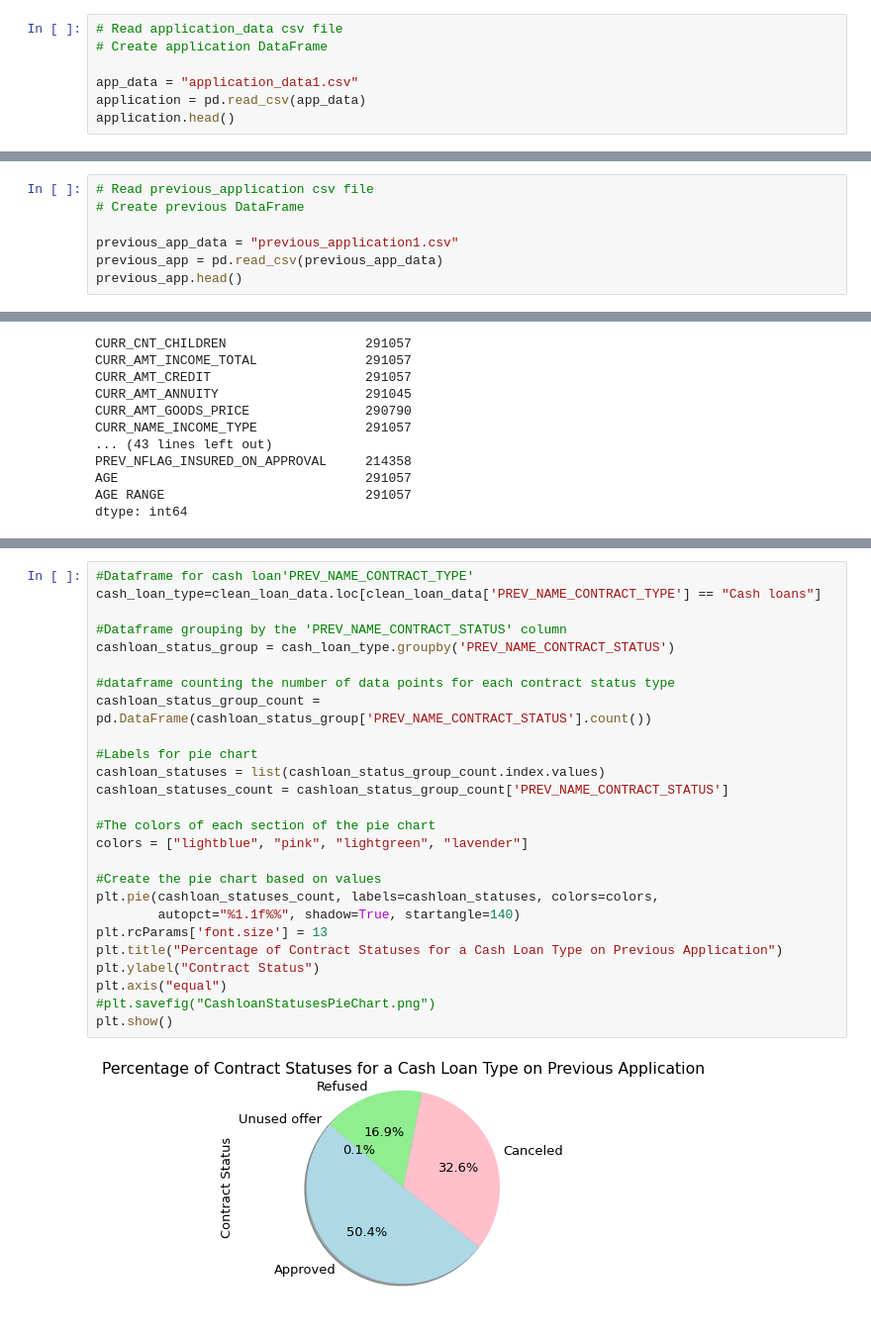
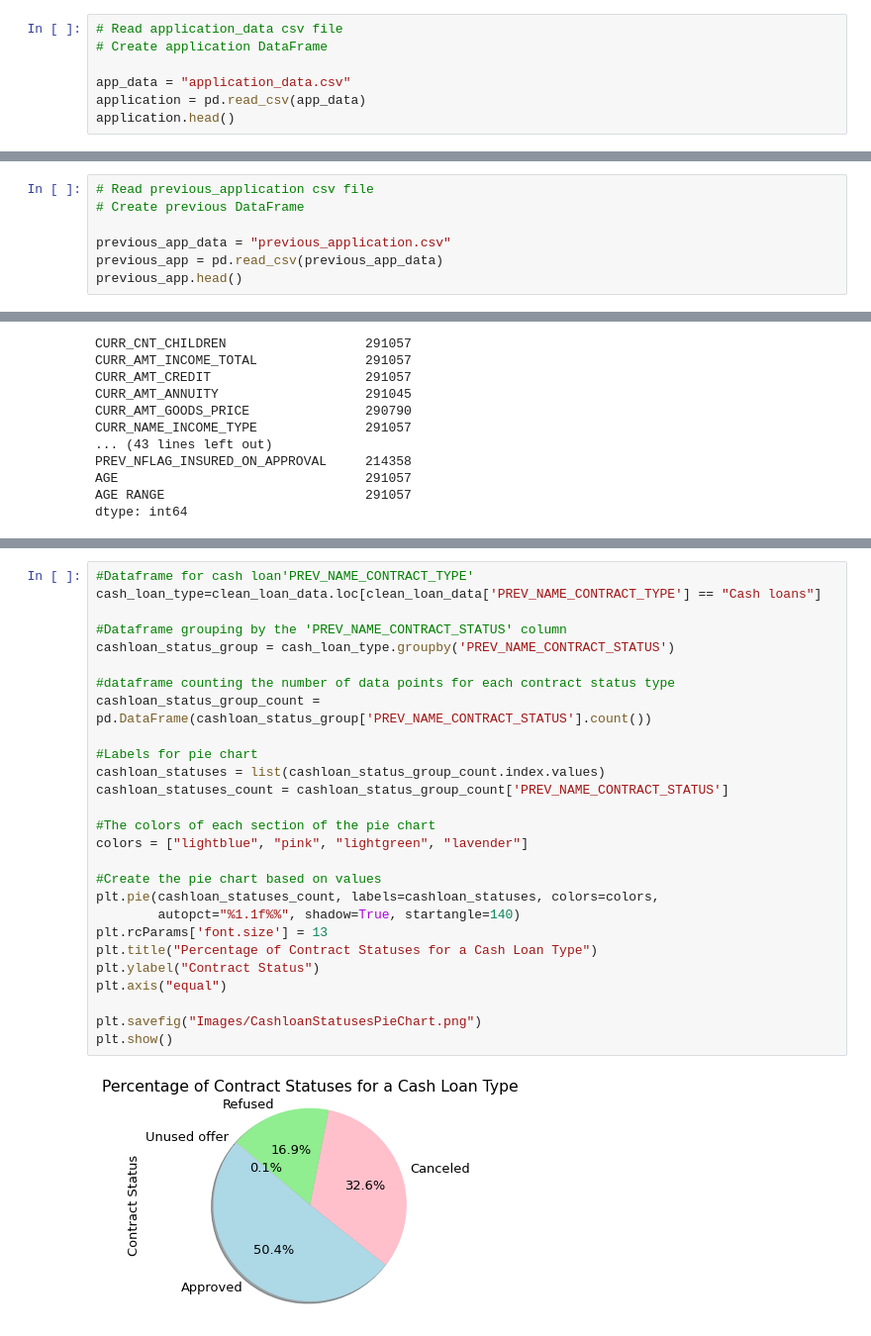
Before and after one commit to Shanaida/datascience_project1, a Jupyter notebook: project_one.ipynb, the cells around one changed output, grey strips where cells are left out. Shown at 99% size. Saved outputs shown, nothing was run; the diff lists cells and outputs as text.

```diff
--- a/project_one.ipynb
+++ b/project_one.ipynb
@@ -11,7 +11,7 @@ import csv
 # Read application_data csv file
 # Create application DataFrame
 
-app_data = "application_data1.csv"
+app_data = "application_data.csv"
 application = pd.read_csv(app_data)
 application.head()
 # %% [output]
@@ -26,7 +26,7 @@ application.head()
 # Read previous_application csv file
 # Create previous DataFrame
 
-previous_app_data = "previous_application1.csv"
+previous_app_data = "previous_application.csv"
 previous_app = pd.read_csv(previous_app_data)
 previous_app.head()
 # %% [output]
@@ -315,29 +372,30 @@ plt.show()
 # %%
 #Dataframe for cash loan'PREV_NAME_CONTRACT_TYPE'
 cash_loan_type=clean_loan_data.loc[clean_loan_data['PREV_NAME_CONTRACT_TYPE'] == "Cash loans"]
 
 #Dataframe grouping by the 'PREV_NAME_CONTRACT_STATUS' column
 cashloan_status_group = cash_loan_type.groupby('PREV_NAME_CONTRACT_STATUS')
 
 #dataframe counting the number of data points for each contract status type
 cashloan_status_group_count = pd.DataFrame(cashloan_status_group['PREV_NAME_CONTRACT_STATUS'].count())
 
 #Labels for pie chart
 cashloan_statuses = list(cashloan_status_group_count.index.values)
 cashloan_statuses_count = cashloan_status_group_count['PREV_NAME_CONTRACT_STATUS']
 
 #The colors of each section of the pie chart
 colors = ["lightblue", "pink", "lightgreen", "lavender"]
 
 #Create the pie chart based on values
 plt.pie(cashloan_statuses_count, labels=cashloan_statuses, colors=colors,
         autopct="%1.1f%%", shadow=True, startangle=140)
 plt.rcParams['font.size'] = 13
-plt.title("Percentage of Contract Statuses for a Cash Loan Type on Previous Application")
+plt.title("Percentage of Contract Statuses for a Cash Loan Type")
 plt.ylabel("Contract Status")
 plt.axis("equal")
-#plt.savefig("CashloanStatusesPieChart.png")
+
+plt.savefig("Images/CashloanStatusesPieChart.png")
 plt.show()
 # %% [output]
-[figure, old version]
+[figure, new version]
 # %%
```
Also changed, not shown: parts of 27 cells of this notebook.
